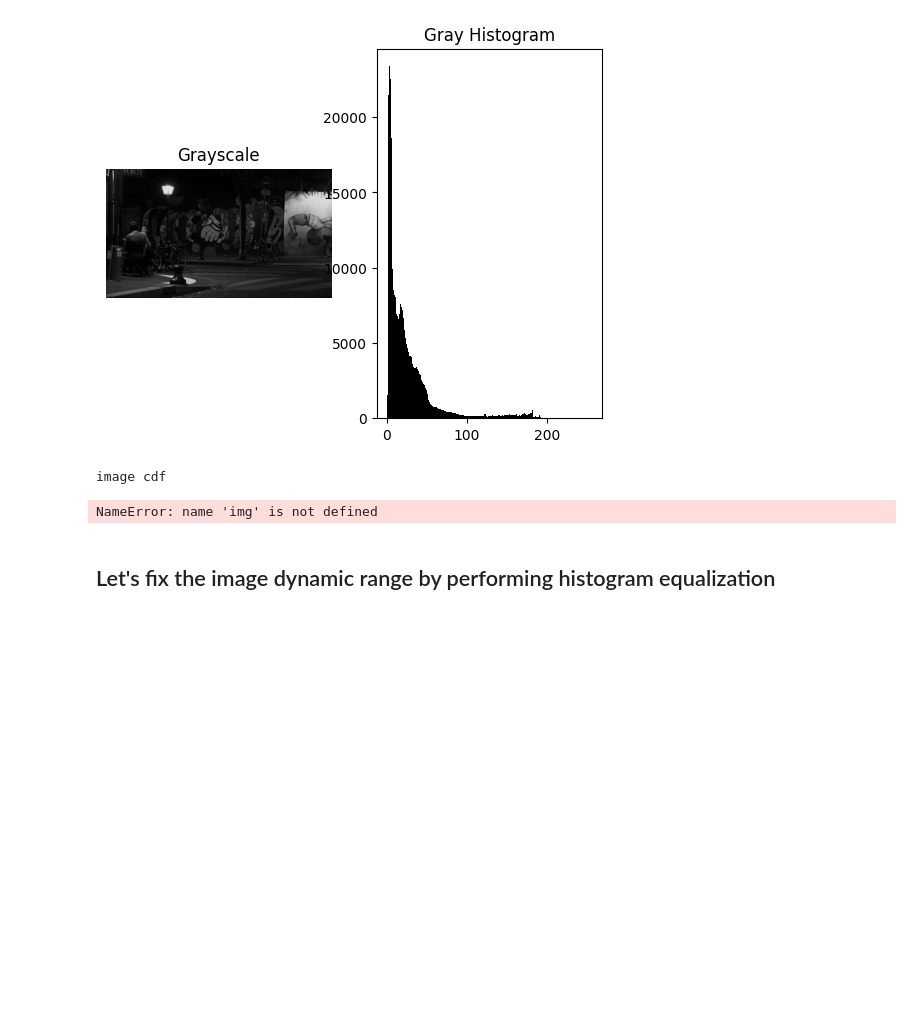
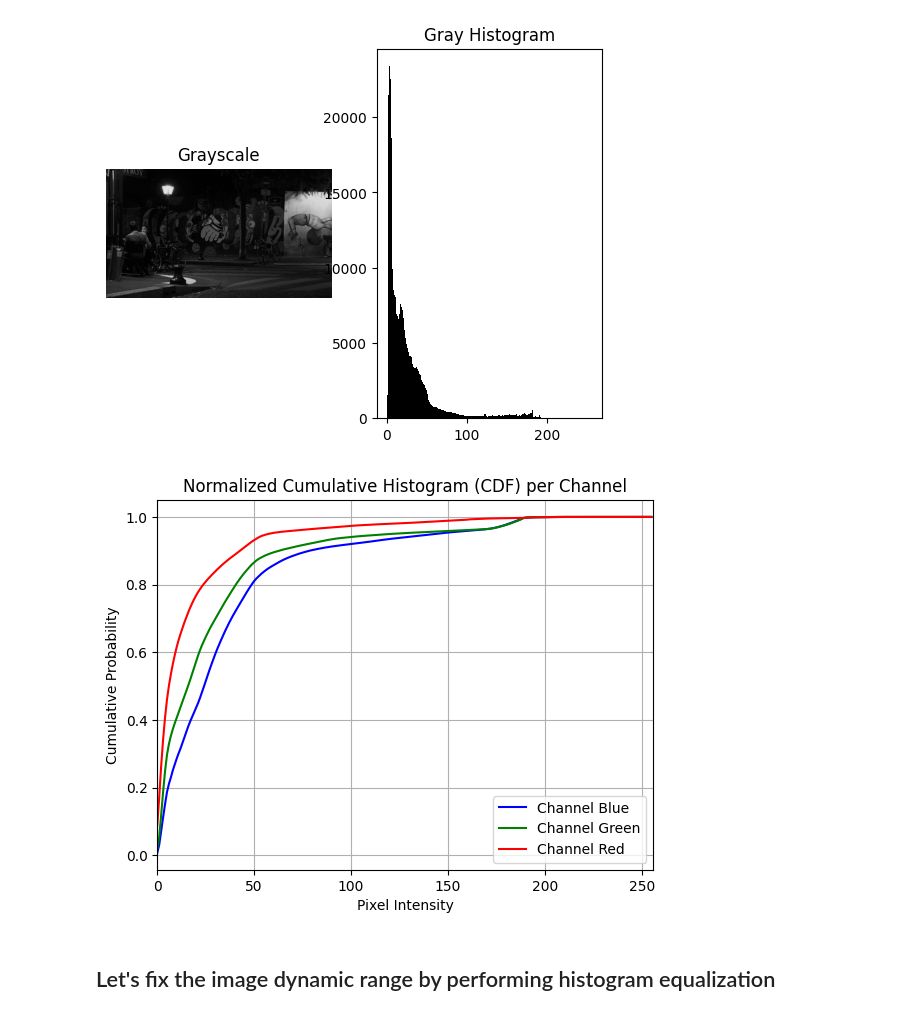
Before and after one commit to RLopez112/dlfcv-lab, a Jupyter notebook: Session3/main.ipynb, the cells around one changed output. Saved outputs shown, nothing was run; the diff lists cells and outputs as text; code cells hidden in the pictures; blank space fills up the shorter version.

Commit message:
feat: add session 3 notebook on image processing techniques and restoration

```diff
--- a/Session3/main.ipynb
+++ b/Session3/main.ipynb
@@ -51,26 +51,37 @@ plot_image_histogram(image)
 # %%
 # Ex 1 (b): Plot the image normalized cumulative histogram
 # define a function: plot_image_cdf(image)
 # which will be used in the next exercises
 # TODO: your code here
 
+
 def plot_image_cdf(image):
-    print("image cdf")
-    image = cv2.imread('data/test1.jpg', 0)
-    g = cv2.cvtColor(img, cv2.COLOR_BGR2GRAY)
-    equ = cv2.equalizeHist(image)
-    res = np.hstack((image, equ))
-    plt.figure(figsize=(10, 5))
-    plt.imshow(res, cmap='gray')
-    plt.title("Original vs Equalized Image")
-    plt.axis('off')
+    plt.figure()
+
+    # Grayscale image
+    if len(image.shape) == 2:
+        hist, _ = np.histogram(image.flatten(), 256, [0, 256])
+        cdf = hist.cumsum()
+        plt.plot(cdf / cdf.max(), color='black', label='Gray')
+    # Color image (assumes RGB or BGR)
+    else:
+        colors = ('b', 'g', 'r')  # adjust order if RGB: ('r', 'g', 'b')
+        labels = ('Blue', 'Green', 'Red')
+        for i, (col, label) in enumerate(zip(colors, labels)):
+            hist, _ = np.histogram(image[:, :, i].flatten(), 256, [0, 256])
+            cdf = hist.cumsum()
+            plt.plot(cdf / cdf.max(), color=col, label=f'Channel {label}')
+
+    plt.title('Normalized Cumulative Histogram (CDF) per Channel')
+    plt.xlabel('Pixel Intensity')
+    plt.ylabel('Cumulative Probability')
+    plt.xlim([0, 256])
+    plt.legend()
+    plt.grid(True)
     plt.show()
-
-
-plot_image_cdf(image), plt.title("Image Normalized CDF")
+plot_image_cdf(image)
 # %% [output]
-image cdf
-NameError: name 'img' is not defined
+[figure, added]
 # %% [markdown]
 ## Let's fix the image dynamic range by performing histogram equalization
 # %%
```
Also changed, not shown: parts of 10 cells of this notebook.
